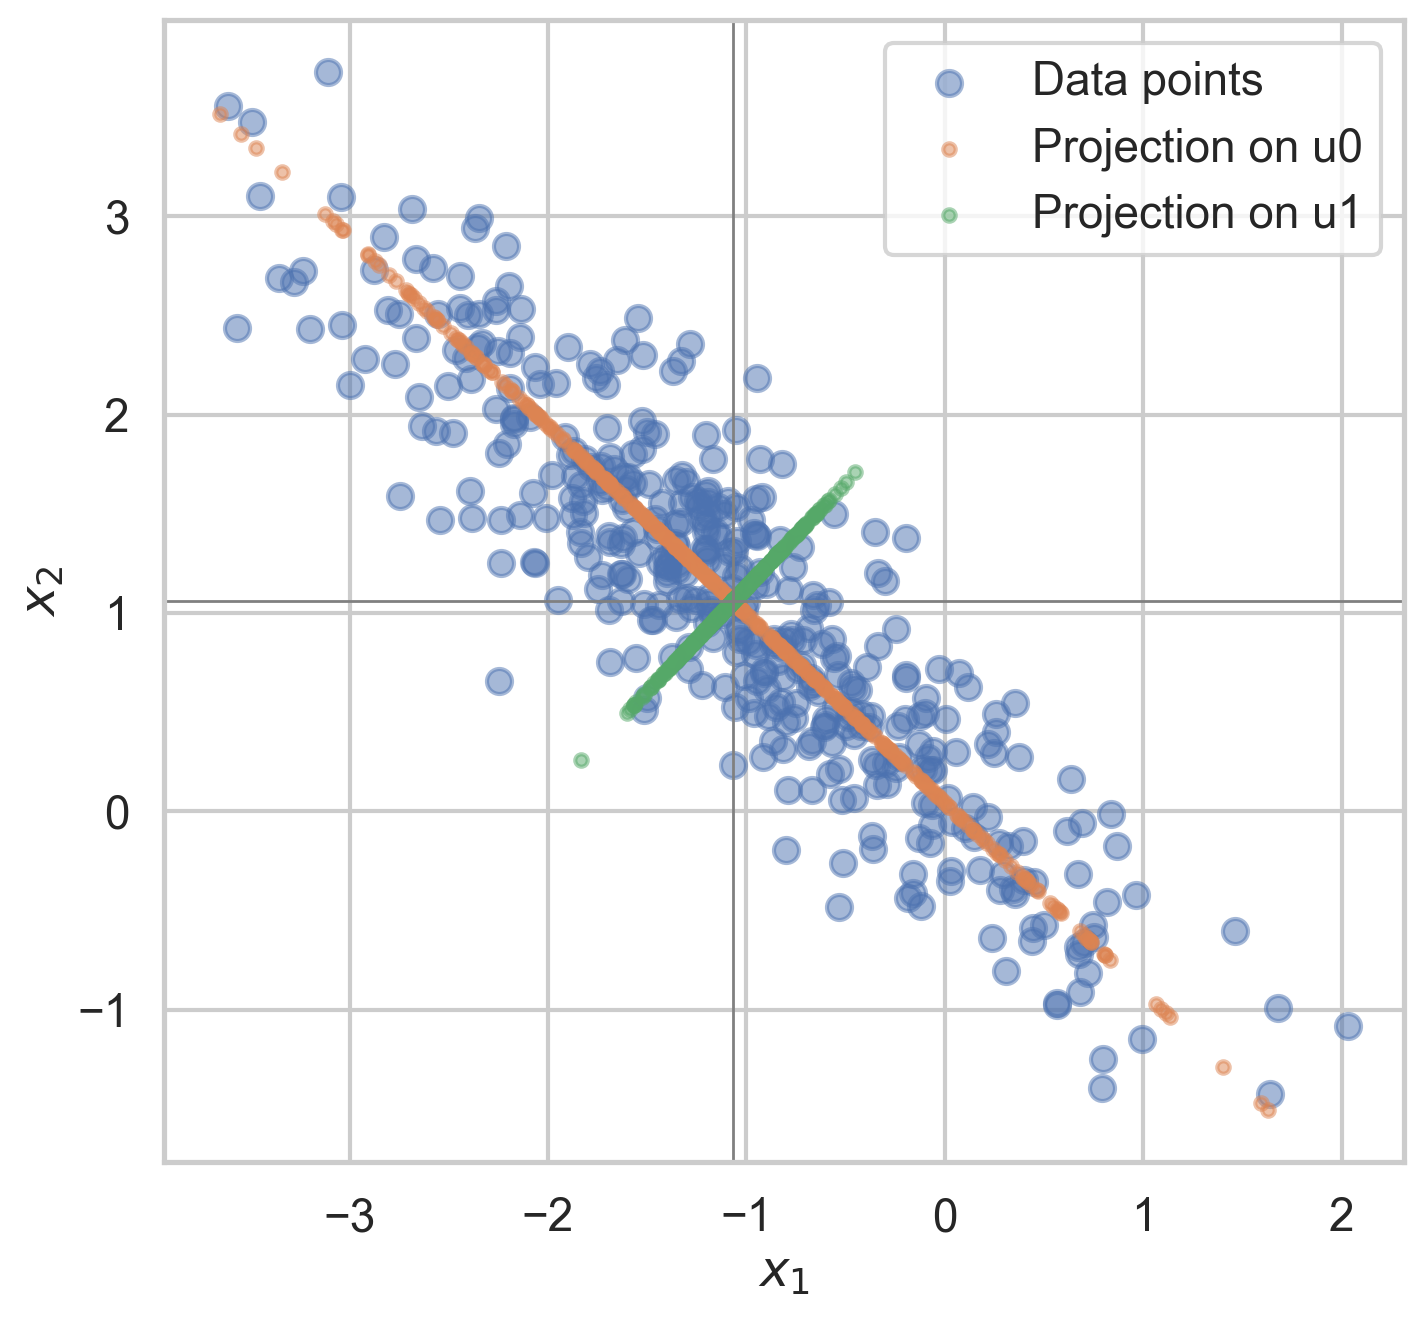
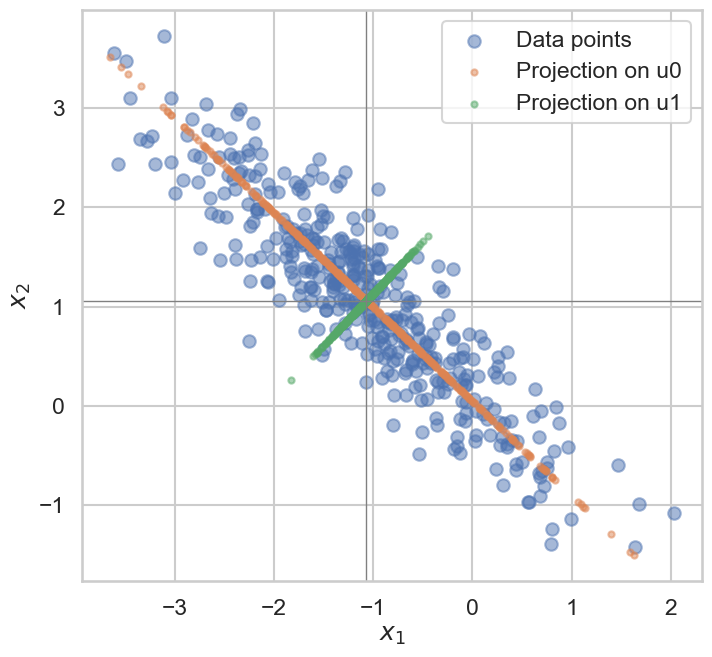
Unified diff of the notebook cell whose output changed from the first chart to the second:
--- before
+++ after
@@ -2,8 +2,8 @@
 
 fig, ax = plt.subplots(figsize=(8, 8))
-ax.scatter(#TODO, #TODO, alpha=0.5, label="Data points")
+ax.scatter(x_samples[:, 0], x_samples[:, 1], alpha=0.5, label="Data points")
 ax.scatter(
-    #TODO,
-    #TODO,
+    x_samples_projected_u0[:, 0],
+    x_samples_projected_u0[:, 1],
     alpha=0.5,
     s=20.0,
@@ -11,12 +11,12 @@
 )
 ax.scatter(
-    #TODO,
-    #TODO,
+    x_samples_projected_u1[:, 0],
+    x_samples_projected_u1[:, 1],
     alpha=0.5,
     s=20.0,
     label="Projection on u1",
 )
-ax.axvline(x=#TODO, c="grey", lw=1)
-ax.axhline(y=#TODO, c="grey", lw=1)
+ax.axvline(x=x_mean[0], c="grey", lw=1)
+ax.axhline(y=x_mean[1], c="grey", lw=1)
 ax.set_aspect(1)
 ax.set_xlabel("$x_1$")

Commit: homework updated